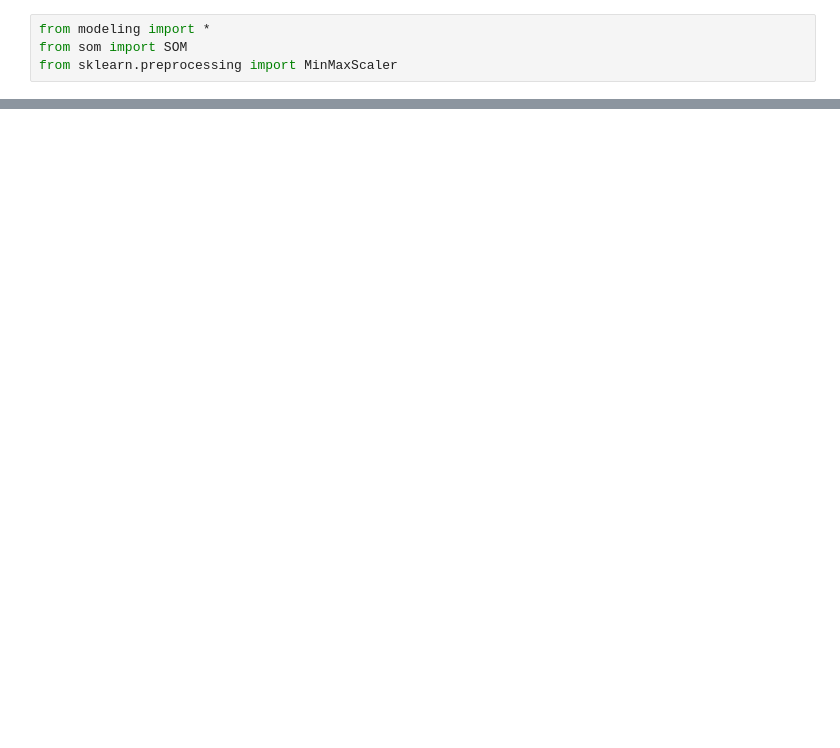
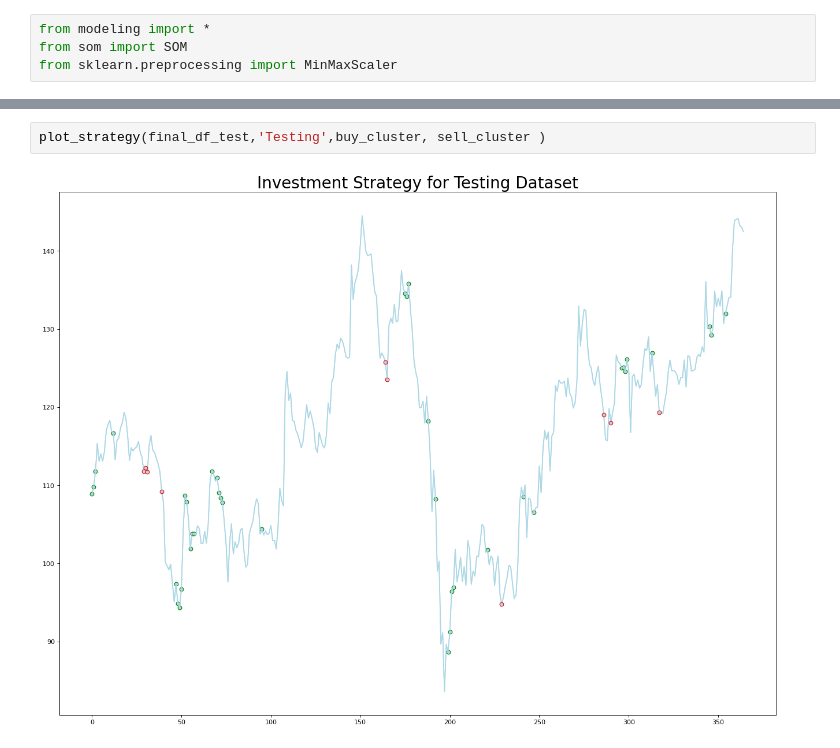
Before and after one commit to DawidSitnik/Investment-Strategy-With-Self-Organizing-Maps, a Jupyter notebook: scripts/modeling.ipynb, the cells around one changed output, grey strips where cells are left out. Cells and saved outputs as stored; diff of their text form; blank space fills up the shorter version.

```diff
--- a/scripts/modeling.ipynb
+++ b/scripts/modeling.ipynb
@@ -155,0 +114,4 @@ plt.plot(final_df_train['Price'],color='lightblue', marker='o', markeredgecolor=
+# %%
+plot_strategy(final_df_test,'Testing',buy_cluster, sell_cluster )
+# %% [output]
+[figure, added]
```
Also changed, not shown: parts of 32 cells of this notebook, 2 other files.
